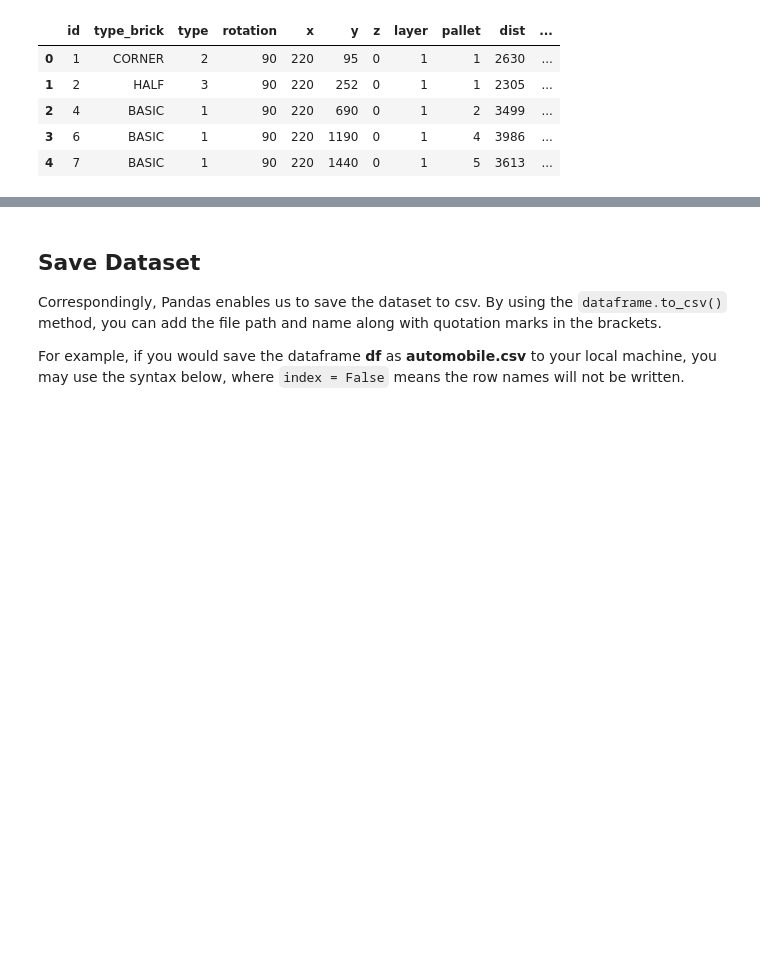
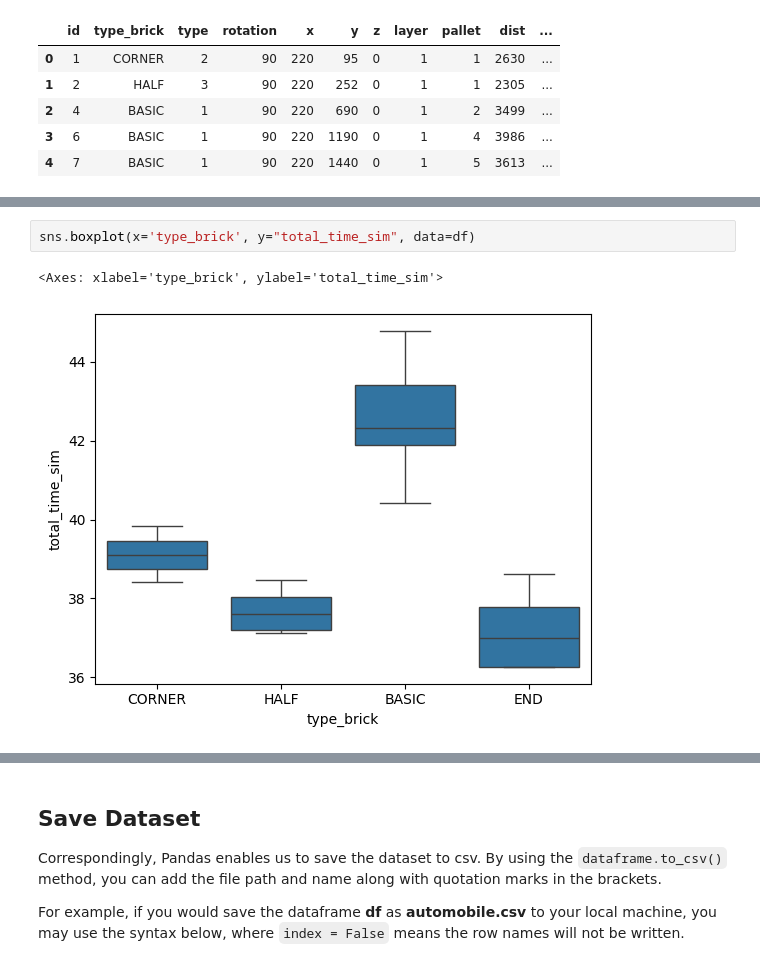
Before and after one commit to UsmanovSla/MGD-RSS, a Jupyter notebook: model/02_DetermModel/DM_02_Model_Parameters.ipynb, the cells around one changed output, grey strips where cells are left out. Saved outputs shown, nothing was run; the diff lists cells and outputs as text; blank space fills up the shorter version.

```diff
--- a/model/02_DetermModel/DM_02_Model_Parameters.ipynb
+++ b/model/02_DetermModel/DM_02_Model_Parameters.ipynb
@@ -94,0 +121,5 @@ df.head()
+# %%
+sns.boxplot(x='type_brick', y="total_time_sim", data=df)
+# %% [output]
+<Axes: xlabel='type_brick', ylabel='total_time_sim'>
+[figure, added]
```
Also changed, not shown: parts of 12 cells of this notebook, 1 other file.
